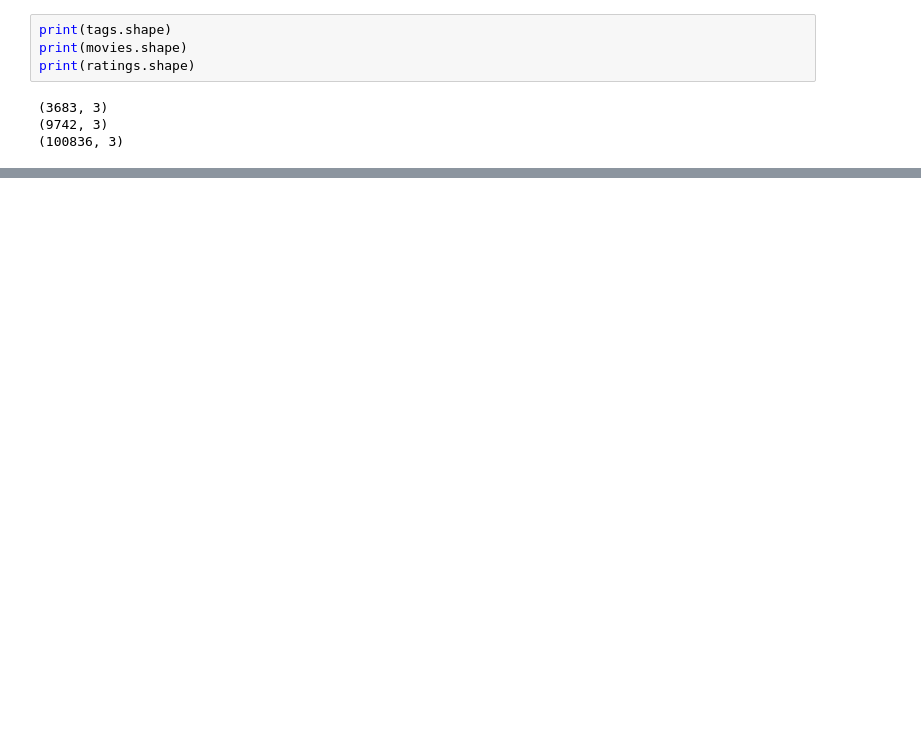
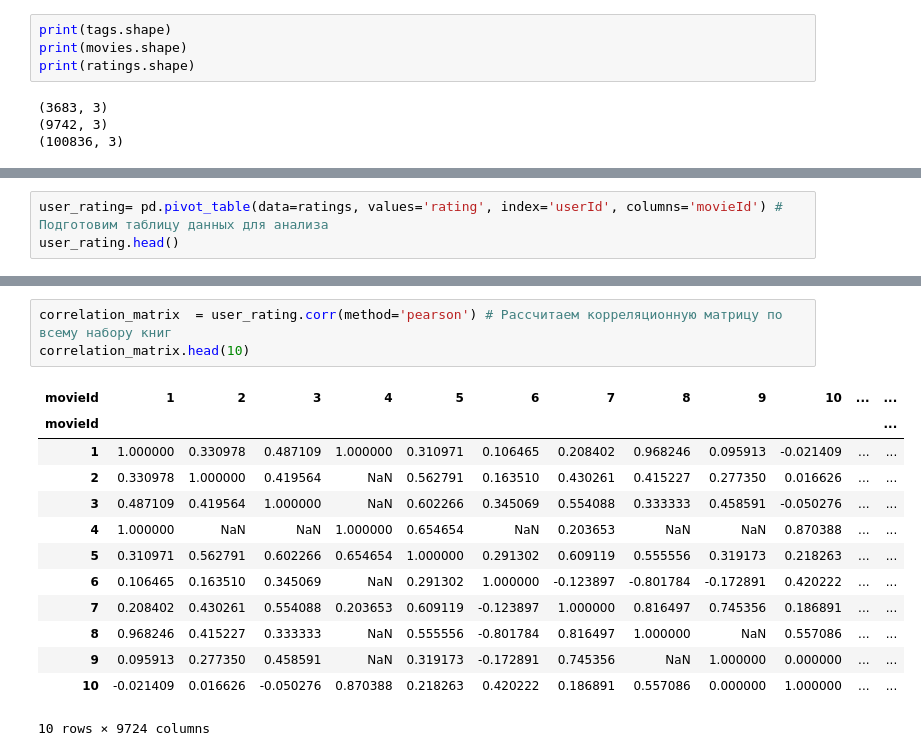
Before and after one commit to DimaRossikhin/RecSys-Books, a Jupyter notebook: rec.ipynb, the cells around one changed output, grey strips where cells are left out. Cells and saved outputs as stored; diff of their text form; blank space fills up the shorter version.

```diff
--- a/rec.ipynb
+++ b/rec.ipynb
@@ -89,0 +209,3 @@ detail
+# %%
+user_rating= pd.pivot_table(data=ratings, values='rating', index='userId', columns='movieId') # Подготовим таблицу данных для анализа
+user_rating.head()
@@ -89,0 +221,17 @@ detail
+# %%
+correlation_matrix  = user_rating.corr(method='pearson') # Рассчитаем корреляционную матрицу по всему набору книг
+correlation_matrix.head(10)
+# %% [output]
+| movieId | 1 | 2 | 3 | 4 | 5 | 6 | 7 | 8 | 9 | 10 | ... | ... |
+| movieId |  |  |  |  |  |  |  |  |  |  |  | ... |
+| 1 | 1.000000 | 0.330978 | 0.487109 | 1.000000 | 0.310971 | 0.106465 | 0.208402 | 0.968246 | 0.095913 | -0.021409 | ... | ... |
+| 2 | 0.330978 | 1.000000 | 0.419564 | NaN | 0.562791 | 0.163510 | 0.430261 | 0.415227 | 0.277350 | 0.016626 | ... | ... |
+| 3 | 0.487109 | 0.419564 | 1.000000 | NaN | 0.602266 | 0.345069 | 0.554088 | 0.333333 | 0.458591 | -0.050276 | ... | ... |
+| 4 | 1.000000 | NaN | NaN | 1.000000 | 0.654654 | NaN | 0.203653 | NaN | NaN | 0.870388 | ... | ... |
+| 5 | 0.310971 | 0.562791 | 0.602266 | 0.654654 | 1.000000 | 0.291302 | 0.609119 | 0.555556 | 0.319173 | 0.218263 | ... | ... |
+| 6 | 0.106465 | 0.163510 | 0.345069 | NaN | 0.291302 | 1.000000 | -0.123897 | -0.801784 | -0.172891 | 0.420222 | ... | ... |
+| 7 | 0.208402 | 0.430261 | 0.554088 | 0.203653 | 0.609119 | -0.123897 | 1.000000 | 0.816497 | 0.745356 | 0.186891 | ... | ... |
+| 8 | 0.968246 | 0.415227 | 0.333333 | NaN | 0.555556 | -0.801784 | 0.816497 | 1.000000 | NaN | 0.557086 | ... | ... |
+| 9 | 0.095913 | 0.277350 | 0.458591 | NaN | 0.319173 | -0.172891 | 0.745356 | NaN | 1.000000 | 0.000000 | ... | ... |
+| 10 | -0.021409 | 0.016626 | -0.050276 | 0.870388 | 0.218263 | 0.420222 | 0.186891 | 0.557086 | 0.000000 | 1.000000 | ... | ... |
+10 rows × 9724 columns
```
Also changed, not shown: parts of 24 cells of this notebook.
